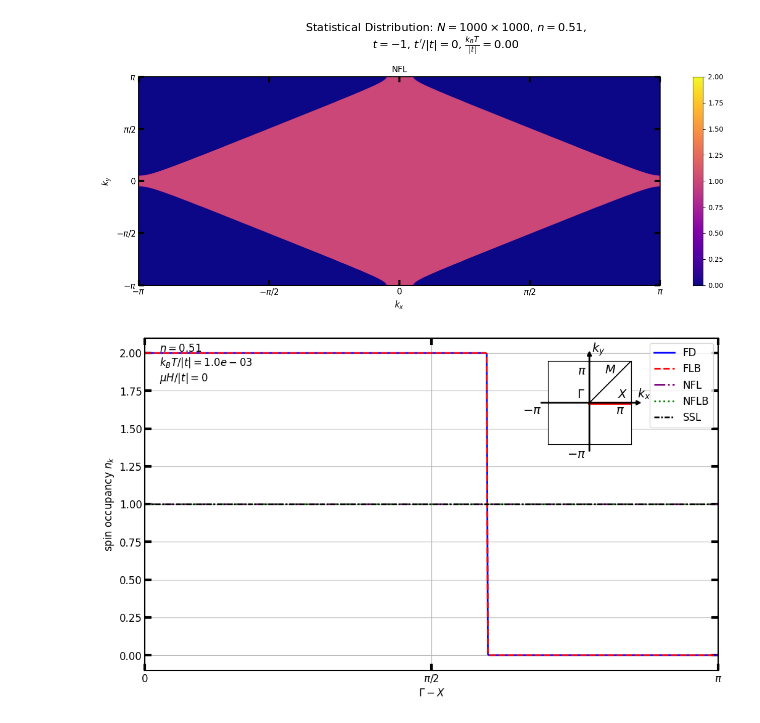
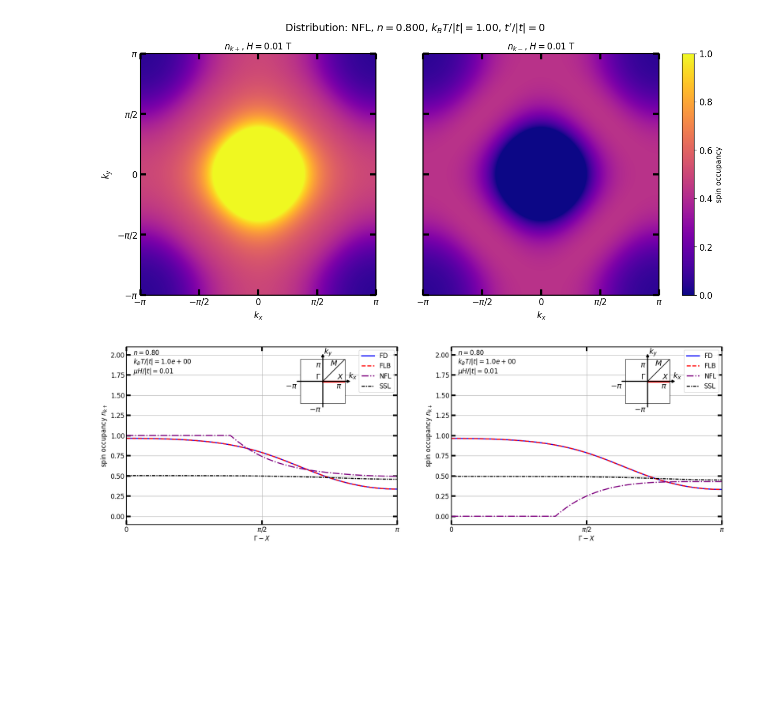
Before and after one commit to Mateuszzx/quantum-statistics-solver, a Jupyter notebook: notebooks/01_distributions.ipynb, the cells around one changed output. Drawn from its saved outputs; the diff is of its cells as text; code cells hidden in the pictures; blank space fills up the shorter version.

```diff
--- a/notebooks/01_distributions.ipynb
+++ b/notebooks/01_distributions.ipynb
@@ -14,12 +14,12 @@ plotter = sp.ScientificPlotter()
 MU_B  = 1 # eV/T
 
 N = 1000
-dist = ["FD","FLB","NFL","NFLB", "SSL"]
+dist = ["FD","FLB","NFL", "SSL"]
 t = -1
 t_prim = 0
-beta = [1000]
-n = [0.51]
-H_a = [0]
+beta = [1]
+n = [0.8]
+H_a = [0.01]
 kx = np.linspace(-np.pi, np.pi, N, endpoint=False)
 ky = np.linspace(-np.pi, np.pi, N, endpoint=False)
 e_k, _, _ = prepare_2D_lattice_data(kx, ky, t, t_prim)
@@ -39,25 +39,25 @@ plotter.plot_energy_distribution_2d(
 )
 plt.show()
 # %% [output]
-[figure, old version]
+[figure, new version]
 # %%
 # 1D Cut along Gamma-X
 plotter.plot_energy_distribution_1d(
     e_k=e_k,
     slice_type="horizontal",
     dim=2,
     kx=kx,
     n=np.array(n),
     betas=np.array(beta),
     H=H_a[0],
     distributions=dist,
-    figsize=(12,7),
+    figsize=(20,3),
     ylims=(-0.1, 2.1),
-    bz_inset_pos=(0.65, 0.68, 0.25, 0.25)
+    bz_inset_pos=(0.6, 0.68, 0.25, 0.25)
 )
 plt.show()
 # %% [output]
-[figure, old version]
+[figure, new version]
 # %%
 # 1D Cut along Diagonal (Gamma-M)
 plotter.plot_energy_distribution_1d(
```
Also changed, not shown: parts of 1 cell of this notebook, 4 other files.
